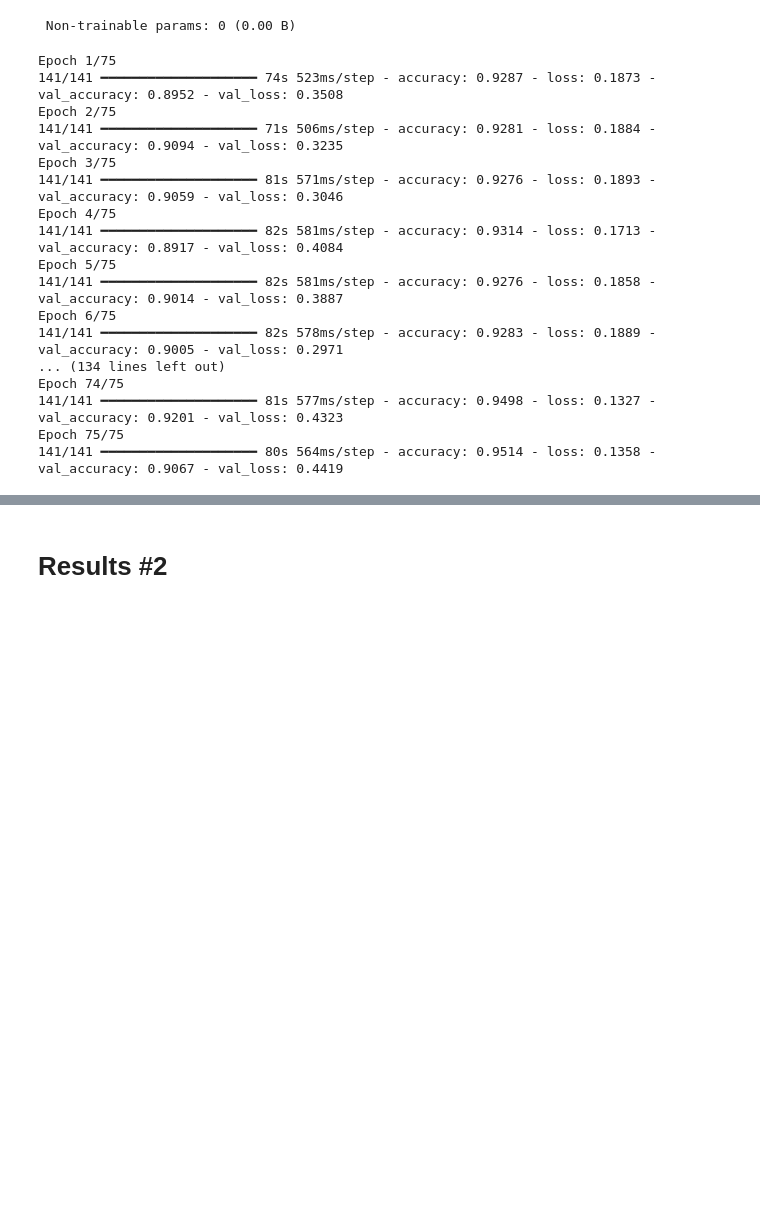
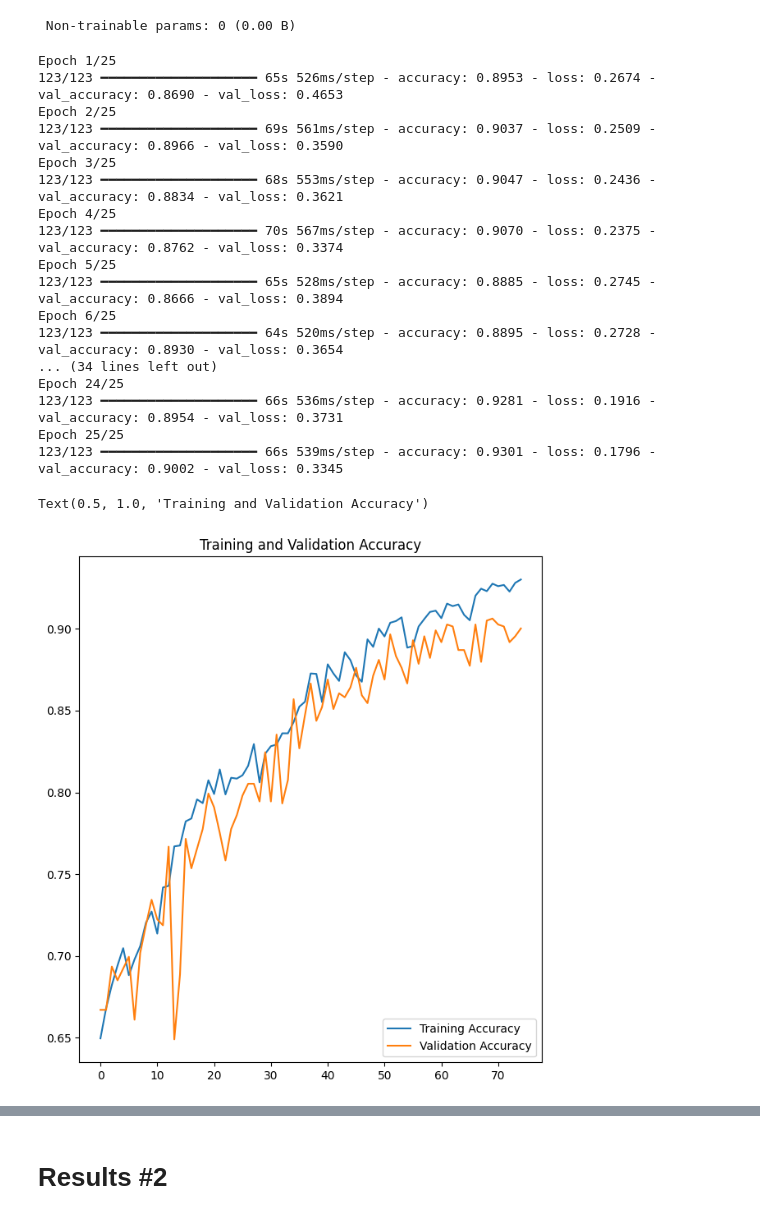
Before and after one commit to gt-big-data/aquatic-sustainability, a Jupyter notebook: keras classifier/oilspill.ipynb, the cells around one changed output, grey strips where cells are left out. Saved outputs shown, nothing was run; the diff lists cells and outputs as text; code cells hidden in the pictures; blank space fills up the shorter version.

```diff
--- a/keras classifier/oilspill.ipynb
+++ b/keras classifier/oilspill.ipynb
@@ -76,3 +94,3 @@ Using 1126 files for validation.
 # %%
-class_names = train_ds.class_names
+# class_names = train_ds.class_names
 # %%
@@ -255,28 +278,41 @@ Model: "sequential_2"
  Total params: 20,503,970 (78.22 MB)
  Trainable params: 20,503,970 (78.22 MB)
  Non-trainable params: 0 (0.00 B)
+# %%
+# Initialize accumulated history dictionary
+accumulated_history = {
+    'accuracy': [],
+    'val_accuracy': [],
+    'loss': [],
+    'val_loss': []
+}
 # %%
-epochs = 75
+# First training session
+epochs = 25
 history = model.fit(
   train_ds,
   validation_data=val_ds,
   epochs=epochs
 )
+
+# Append to accumulated history
+for key in accumulated_history.keys():
+    accumulated_history[key].extend(history.history[key])
 # %% [output]
-Epoch 1/75
-141/141 ━━━━━━━━━━━━━━━━━━━━ 74s 523ms/step - accuracy: 0.9287 - loss: 0.1873 - val_accuracy: 0.8952 - val_loss: 0.3508
-Epoch 2/75
-141/141 ━━━━━━━━━━━━━━━━━━━━ 71s 506ms/step - accuracy: 0.9281 - loss: 0.1884 - val_accuracy: 0.9094 - val_loss: 0.3235
-Epoch 3/75
-141/141 ━━━━━━━━━━━━━━━━━━━━ 81s 571ms/step - accuracy: 0.9276 - loss: 0.1893 - val_accuracy: 0.9059 - val_loss: 0.3046
-Epoch 4/75
-141/141 ━━━━━━━━━━━━━━━━━━━━ 82s 581ms/step - accuracy: 0.9314 - loss: 0.1713 - val_accuracy: 0.8917 - val_loss: 0.4084
-Epoch 5/75
-141/141 ━━━━━━━━━━━━━━━━━━━━ 82s 581ms/step - accuracy: 0.9276 - loss: 0.1858 - val_accuracy: 0.9014 - val_loss: 0.3887
-Epoch 6/75
-141/141 ━━━━━━━━━━━━━━━━━━━━ 82s 578ms/step - accuracy: 0.9283 - loss: 0.1889 - val_accuracy: 0.9005 - val_loss: 0.2971
-... (134 lines left out)
-Epoch 74/75
-141/141 ━━━━━━━━━━━━━━━━━━━━ 81s 577ms/step - accuracy: 0.9498 - loss: 0.1327 - val_accuracy: 0.9201 - val_loss: 0.4323
-Epoch 75/75
-141/141 ━━━━━━━━━━━━━━━━━━━━ 80s 564ms/step - accuracy: 0.9514 - loss: 0.1358 - val_accuracy: 0.9067 - val_loss: 0.4419
+Epoch 1/25
+123/123 ━━━━━━━━━━━━━━━━━━━━ 65s 526ms/step - accuracy: 0.8953 - loss: 0.2674 - val_accuracy: 0.8690 - val_loss: 0.4653
+Epoch 2/25
+123/123 ━━━━━━━━━━━━━━━━━━━━ 69s 561ms/step - accuracy: 0.9037 - loss: 0.2509 - val_accuracy: 0.8966 - val_loss: 0.3590
+Epoch 3/25
+123/123 ━━━━━━━━━━━━━━━━━━━━ 68s 553ms/step - accuracy: 0.9047 - loss: 0.2436 - val_accuracy: 0.8834 - val_loss: 0.3621
+Epoch 4/25
+123/123 ━━━━━━━━━━━━━━━━━━━━ 70s 567ms/step - accuracy: 0.9070 - loss: 0.2375 - val_accuracy: 0.8762 - val_loss: 0.3374
+Epoch 5/25
+123/123 ━━━━━━━━━━━━━━━━━━━━ 65s 528ms/step - accuracy: 0.8885 - loss: 0.2745 - val_accuracy: 0.8666 - val_loss: 0.3894
+Epoch 6/25
+123/123 ━━━━━━━━━━━━━━━━━━━━ 64s 520ms/step - accuracy: 0.8895 - loss: 0.2728 - val_accuracy: 0.8930 - val_loss: 0.3654
+... (34 lines left out)
+Epoch 24/25
+123/123 ━━━━━━━━━━━━━━━━━━━━ 66s 536ms/step - accuracy: 0.9281 - loss: 0.1916 - val_accuracy: 0.8954 - val_loss: 0.3731
+Epoch 25/25
+123/123 ━━━━━━━━━━━━━━━━━━━━ 66s 539ms/step - accuracy: 0.9301 - loss: 0.1796 - val_accuracy: 0.9002 - val_loss: 0.3345
@@ -282,0 +321,18 @@ Epoch 75/75
+# %%
+acc = accumulated_history['accuracy']
+val_acc = accumulated_history['val_accuracy']
+
+loss = accumulated_history['loss']
+val_loss = accumulated_history['val_loss']
+
+epochs_range = range(len(acc))
+
+plt.figure(figsize=(16, 8))
+plt.subplot(1, 2, 1)
+plt.plot(epochs_range, acc, label='Training Accuracy')
+plt.plot(epochs_range, val_acc, label='Validation Accuracy')
+plt.legend(loc='lower right')
+plt.title('Training and Validation Accuracy')
+# %% [output]
+Text(0.5, 1.0, 'Training and Validation Accuracy')
+[figure, added]
```
Also changed, not shown: parts of 9 cells of this notebook, 3 other files.
